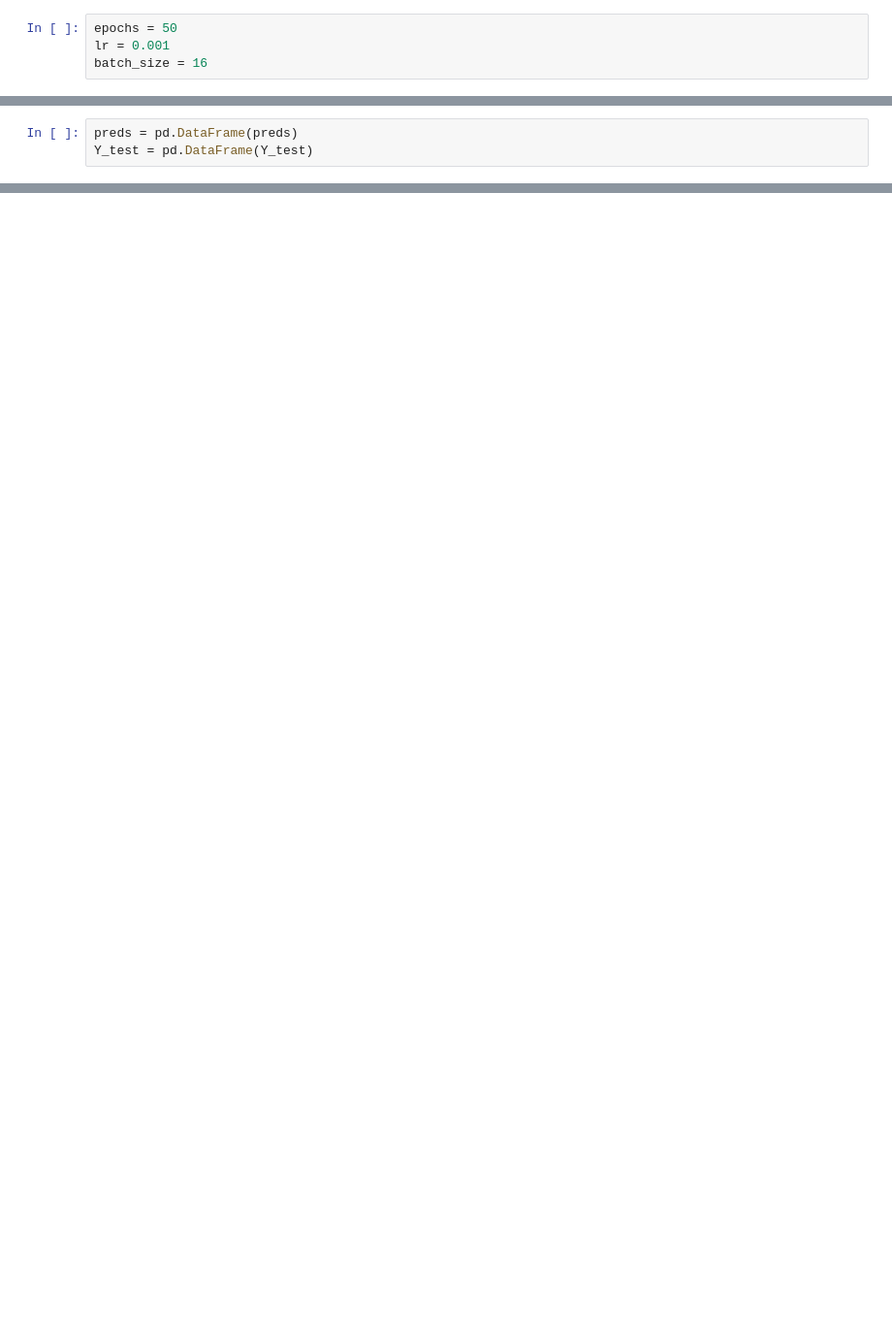
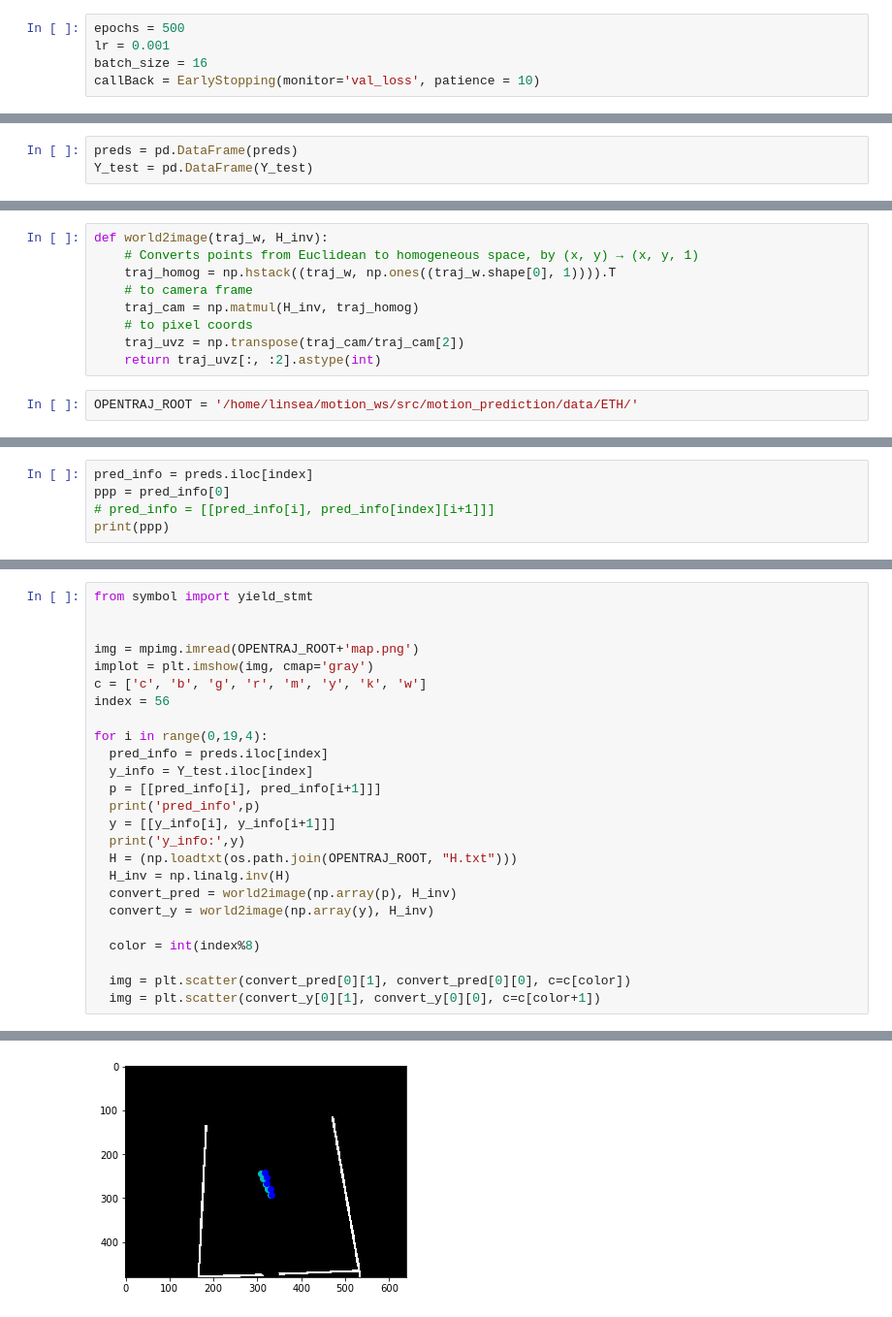
Before and after one commit to linsea94/motion_prediction, a Jupyter notebook: script/train_tf.ipynb, the cells around one changed output, grey strips where cells are left out. Shown at 97% size. Cells and saved outputs as stored; diff of their text form; blank space fills up the shorter version.

```diff
--- a/script/train_tf.ipynb
+++ b/script/train_tf.ipynb
@@ -163,7 +170,8 @@ ped pred test shape:     (380, 20)
 # %% [markdown]
 settings
 # %%
-epochs = 50
+epochs = 500
 lr = 0.001
 batch_size = 16
+callBack = EarlyStopping(monitor='val_loss', patience = 10)
 # %%
@@ -260,0 +307,11 @@ wandb.finish()
+# %%
+def world2image(traj_w, H_inv):
+    # Converts points from Euclidean to homogeneous space, by (x, y) → (x, y, 1)
+    traj_homog = np.hstack((traj_w, np.ones((traj_w.shape[0], 1)))).T
+    # to camera frame
+    traj_cam = np.matmul(H_inv, traj_homog)
+    # to pixel coords
+    traj_uvz = np.transpose(traj_cam/traj_cam[2])
+    return traj_uvz[:, :2].astype(int)
+# %%
+OPENTRAJ_ROOT = '/home/linsea/motion_ws/src/motion_prediction/data/ETH/'
@@ -260,0 +350,5 @@ wandb.finish()
+# %%
+pred_info = preds.iloc[index]
+ppp = pred_info[0]
+# pred_info = [[pred_info[i], pred_info[index][i+1]]]
+print(ppp)
@@ -260,0 +357,26 @@ wandb.finish()
+# %%
+from symbol import yield_stmt
+
+
+img = mpimg.imread(OPENTRAJ_ROOT+'map.png')
+implot = plt.imshow(img, cmap='gray')
+c = ['c', 'b', 'g', 'r', 'm', 'y', 'k', 'w']
+index = 56
+
+for i in range(0,19,4):
+  pred_info = preds.iloc[index]
+  y_info = Y_test.iloc[index]
+  p = [[pred_info[i], pred_info[i+1]]]
+  print('pred_info',p)
+  y = [[y_info[i], y_info[i+1]]]
+  print('y_info:',y)
+  H = (np.loadtxt(os.path.join(OPENTRAJ_ROOT, "H.txt")))
+  H_inv = np.linalg.inv(H)
+  convert_pred = world2image(np.array(p), H_inv)
+  convert_y = world2image(np.array(y), H_inv)
+
+  color = int(index%8)
+
+  img = plt.scatter(convert_pred[0][1], convert_pred[0][0], c=c[color])
+  img = plt.scatter(convert_y[0][1], convert_y[0][0], c=c[color+1])
+# %% [output]
@@ -260,0 +393 @@ wandb.finish()
+[figure, added]
```
Also changed, not shown: parts of 20 cells of this notebook, 5 other files.
